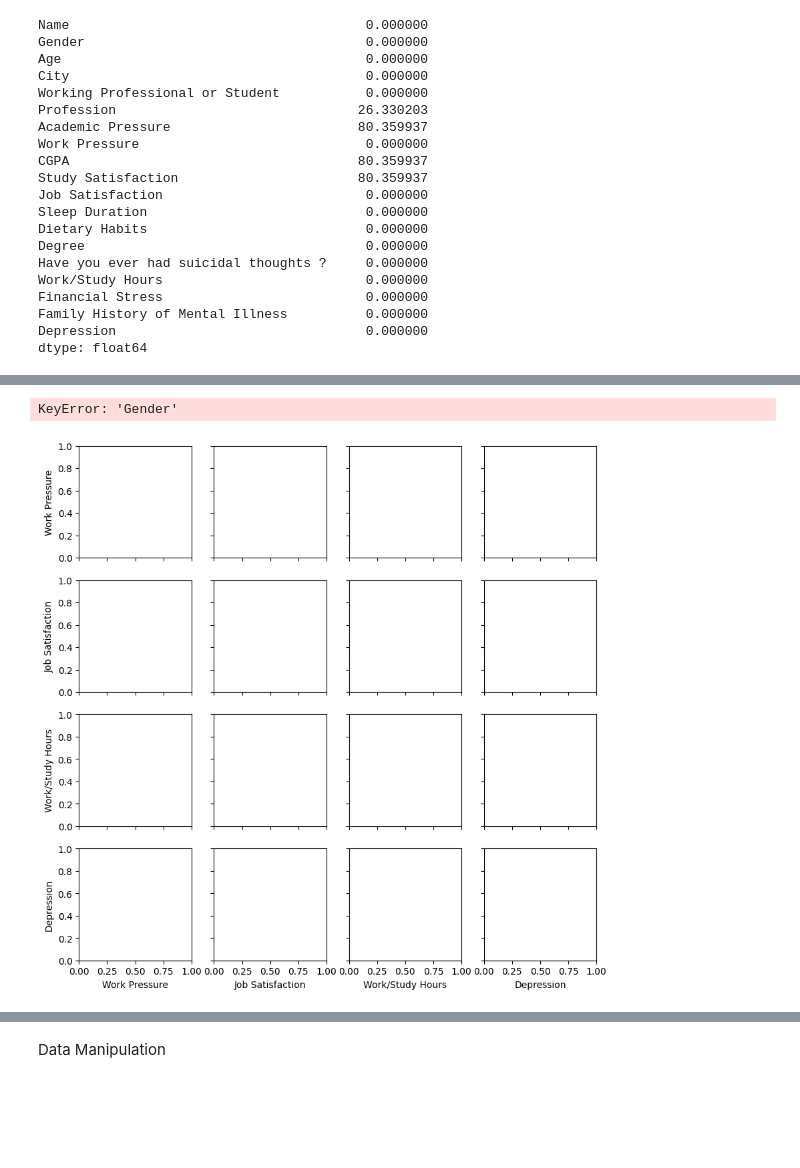
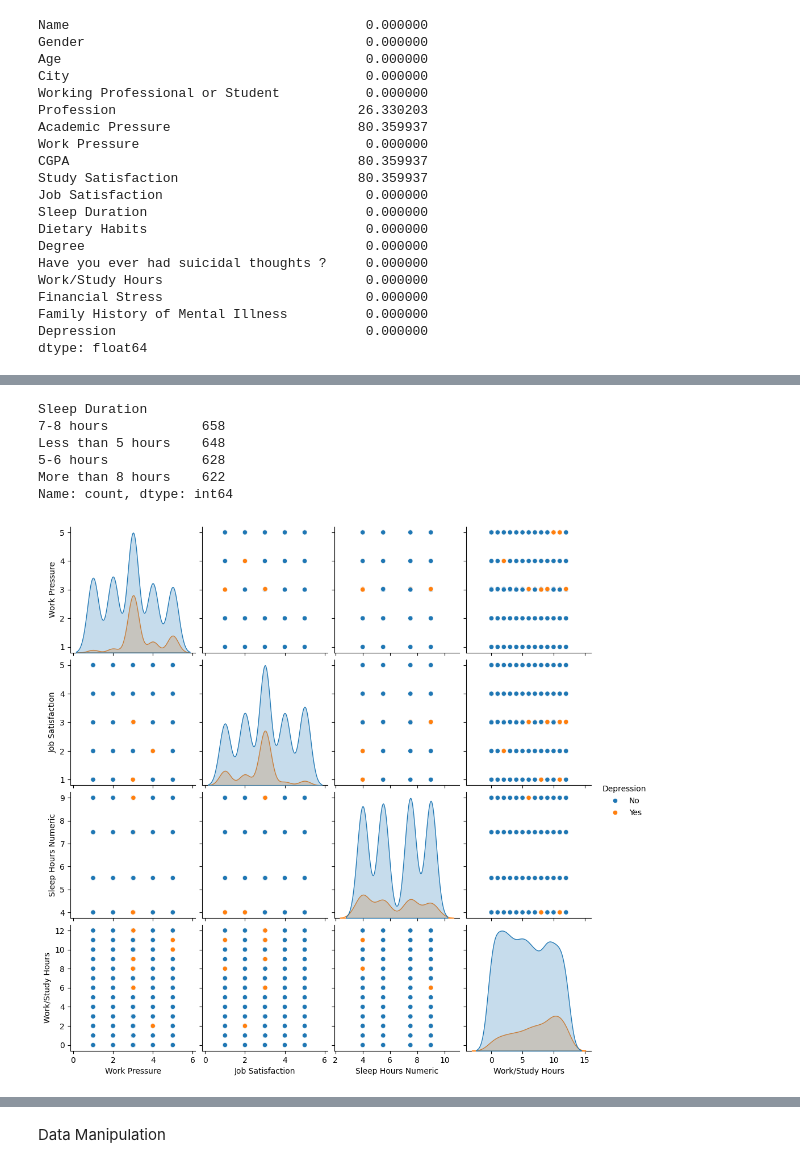
Before and after one commit to Monaa-cmd/Mental-Health, a Jupyter notebook: Process.ipynb, the cells around one changed output, grey strips where cells are left out. Cells and saved outputs as stored; diff of their text form; code cells hidden in the pictures; blank space fills up the shorter version.

```diff
--- a/Process.ipynb
+++ b/Process.ipynb
@@ -160,12 +147,29 @@ plt.hist(data['Work/Study Hours'], bins=30, alpha=0.7)  # 似乎还要一组数
-# %%
-# Correlation between different factors that potentially lead to depression  #待确定要不要删除
-import seaborn as sns
-
-# Detect categorical variables (object or bool or category types)
-sns.pairplot(data[['Work Pressure', 'Job Satisfaction', 'Sleep Duration', 'Work/Study Hours', 'Depression']], hue='Gender')
-plt.show()
-# %% [output]
-KeyError: 'Gender'
-[figure, removed]
+# %%
+# convert categorical variables to numerical
+data['Sleep Duration'].value_counts()
+# %% [output]
+Sleep Duration
+7-8 hours            658
+Less than 5 hours    648
+5-6 hours            628
+More than 8 hours    622
+Name: count, dtype: int64
+# %%
+# Map text ranges to numeric values (estimated average hours)
+sleep_mapping = {
+    "Less than 5 hours": 4,
+    "5-6 hours": 5.5,
+    "6-7 hours": 6.5,
+    "7-8 hours": 7.5,
+    "More than 8 hours": 9
+}
+data['Sleep Hours Numeric'] = data['Sleep Duration'].map(sleep_mapping)
+# %%
+# scatterplot matrix to study the relation between different factors
+import seaborn as sns
+sns.pairplot(data[['Work Pressure', 'Job Satisfaction', 'Sleep Hours Numeric', 'Work/Study Hours','Depression']], hue='Depression')
+plt.show()
+# %% [output]
+[figure, added]
 # %% [markdown]
 # Data Exploration
```
Also changed, not shown: parts of 11 cells of this notebook, 1 other file.
